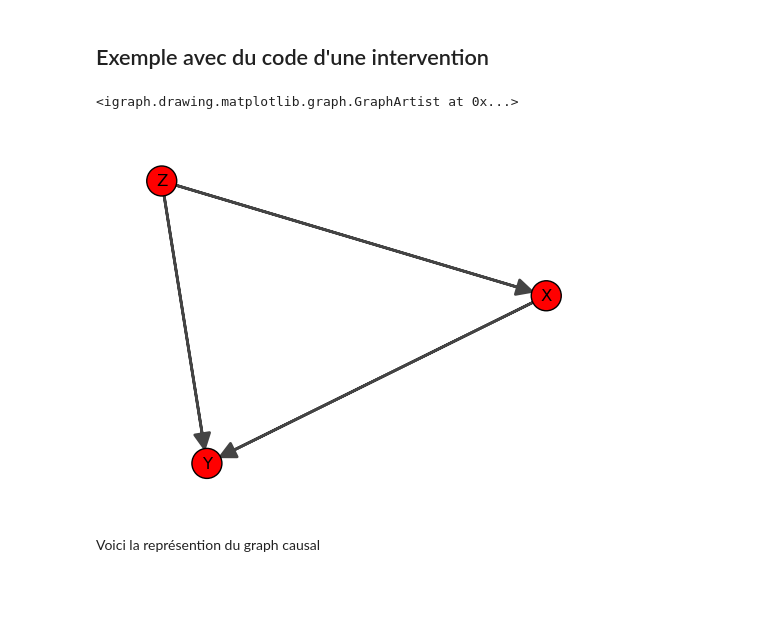
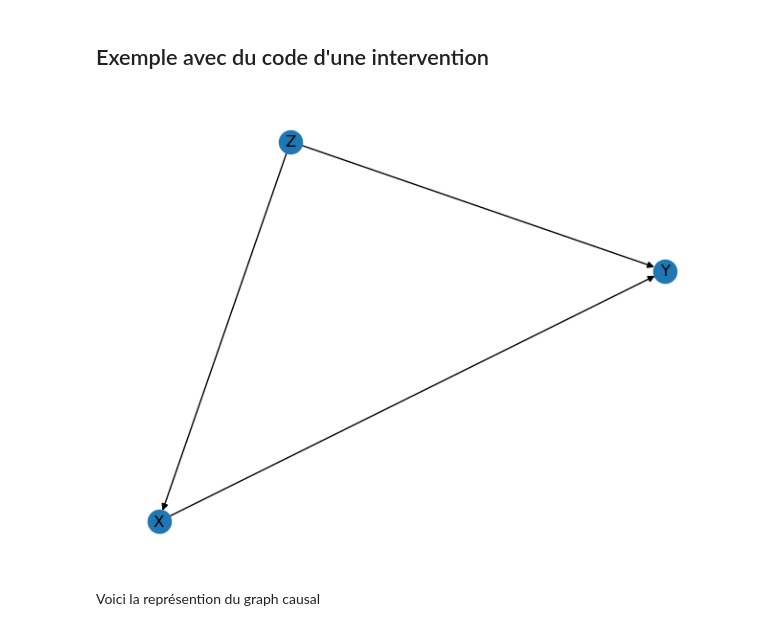
Before and after one commit to universmotion/course, a Jupyter notebook: graph/causal/1-intro.ipynb, the cells around one changed output. Saved outputs shown, nothing was run; the diff lists cells and outputs as text; code cells hidden in the pictures; blank space fills up the shorter version.

Commit message:
UPDATE finish first section DAG causal

```diff
--- a/graph/causal/1-intro.ipynb
+++ b/graph/causal/1-intro.ipynb
@@ -373,21 +373,14 @@ e_z = np.random.normal(size=10000)
 # %%
 z = 1 * (e_z > 0)
 x = 1 * (z + e_x > 0.5)
 y = 1 * (x + z + e_y > 2)
 
 
-import igraph as ig
-import matplotlib.pyplot as plt
+import networkx as nx
+causal_graph = nx.DiGraph([('Z', 'X'), ('Z', 'Y'), ('X', 'Y')])
 
-fig, ax = plt.subplots()
-
-g = ig.Graph([(0, 1), (1, 2), (0, 2)])
-g.to_directed(mode="acyclic")
-g.vs["label"] = ["Z", "X", "Y"]
-
-ig.plot(g, target=ax)
+nx.draw(causal_graph,  with_labels=True)
 # %% [output]
-<igraph.drawing.matplotlib.graph.GraphArtist at 0x...>
-[figure, old version]
+[figure, new version]
 # %% [markdown]
 Voici la représention du graph causal
```
Also changed, not shown: parts of 10 cells of this notebook, 2 other files.
